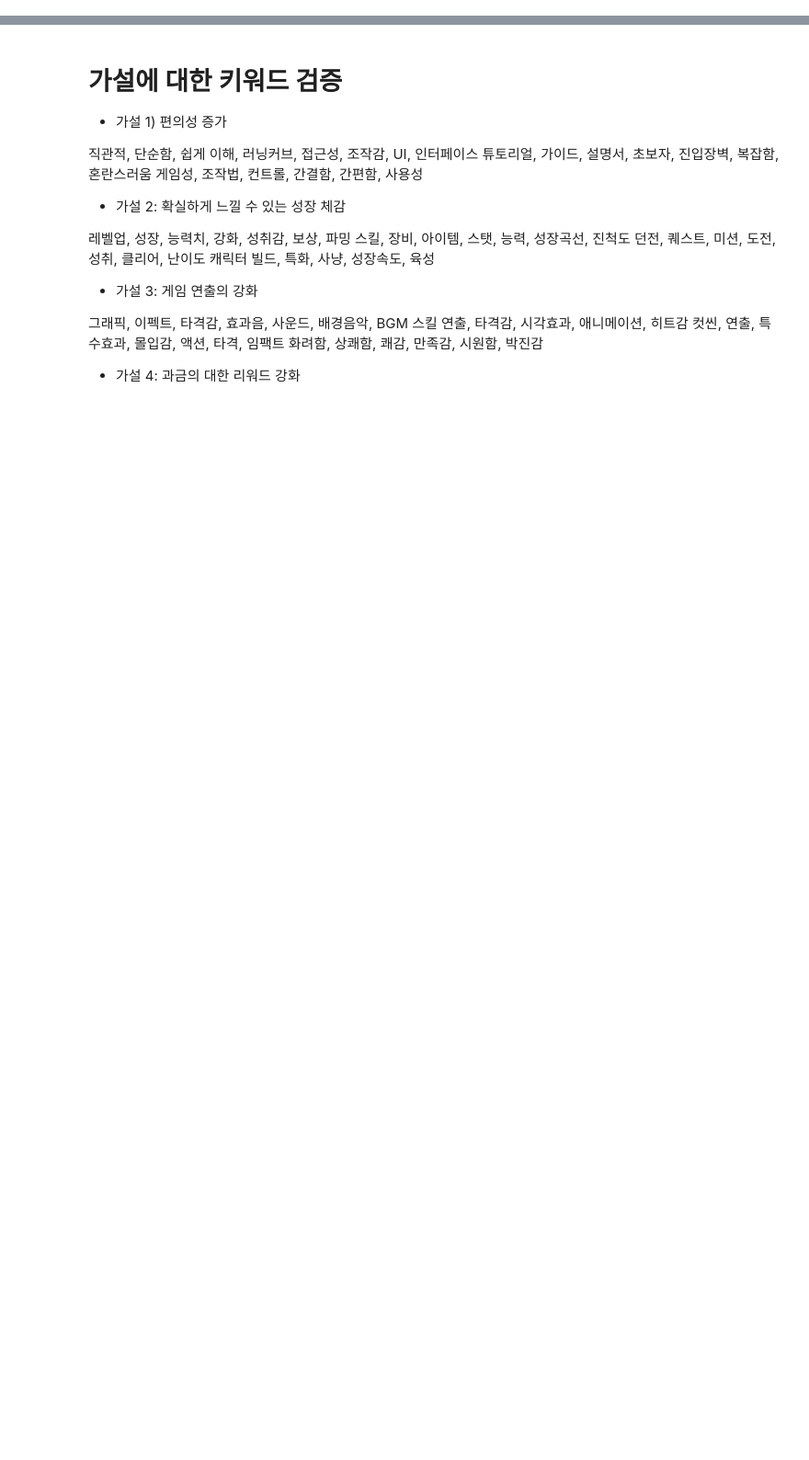
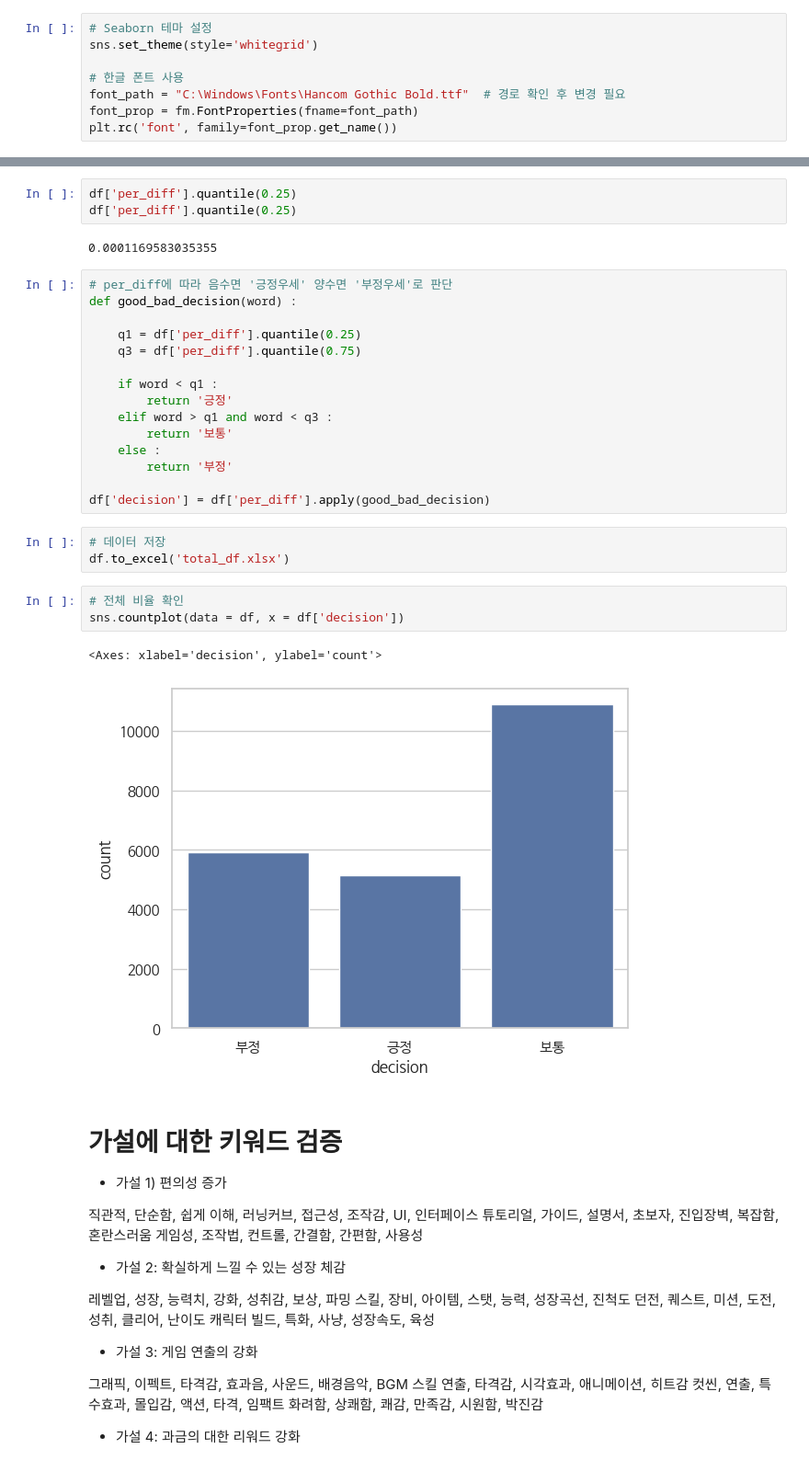
Before and after one commit to JMinkyu/nexon_funqa, a Jupyter notebook: 02. feature analysis/04. EDA.ipynb, the cells around one changed output, grey strips where cells are left out. Shown at 92% size. Cells and saved outputs as stored; diff of their text form; blank space fills up the shorter version.

```diff
--- a/02. feature analysis/04. EDA.ipynb
+++ b/02. feature analysis/04. EDA.ipynb
@@ -3,3 +6,11 @@ import pandas as pd
+# %%
+# Seaborn 테마 설정
+sns.set_theme(style='whitegrid')
+
+# 한글 폰트 사용
+font_path = "C:\Windows\Fonts\Hancom Gothic Bold.ttf"  # 경로 확인 후 변경 필요
+font_prop = fm.FontProperties(fname=font_path)
+plt.rc('font', family=font_prop.get_name())
 # %%
 df = pd.read_csv('bad_good_review.csv').drop(columns='Unnamed: 0')
 
@@ -18,3 +43,32 @@ def show_data(keyword) :
+# %%
+df['per_diff'].quantile(0.25)
+df['per_diff'].quantile(0.25)
+# %% [output]
+0.0001169583035355
+# %%
+# per_diff에 따라 음수면 '긍정우세' 양수면 '부정우세'로 판단
+def good_bad_decision(word) :
+
+    q1 = df['per_diff'].quantile(0.25)
+    q3 = df['per_diff'].quantile(0.75)
+
+    if word < q1 :
+        return '긍정'
+    elif word > q1 and word < q3 :
+        return '보통'
+    else :
+        return '부정'
+
+df['decision'] = df['per_diff'].apply(good_bad_decision)
+# %%
+# 데이터 저장
+df.to_excel('total_df.xlsx')
+# %%
+# 전체 비율 확인
+sns.countplot(data = df, x = df['decision'])
+# %% [output]
+<Axes: xlabel='decision', ylabel='count'>
+[figure, added]
 # %% [markdown]
 # 가설에 대한 키워드 검증
 - 가설 1) 편의성 증가
```
Also changed, not shown: parts of 10 cells of this notebook, 1 other file.
